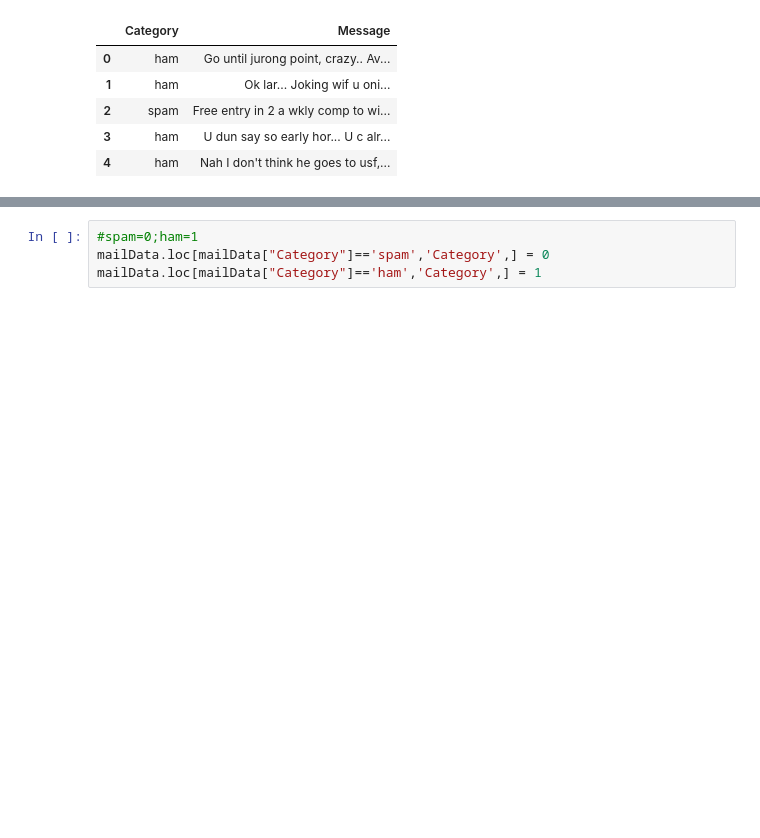
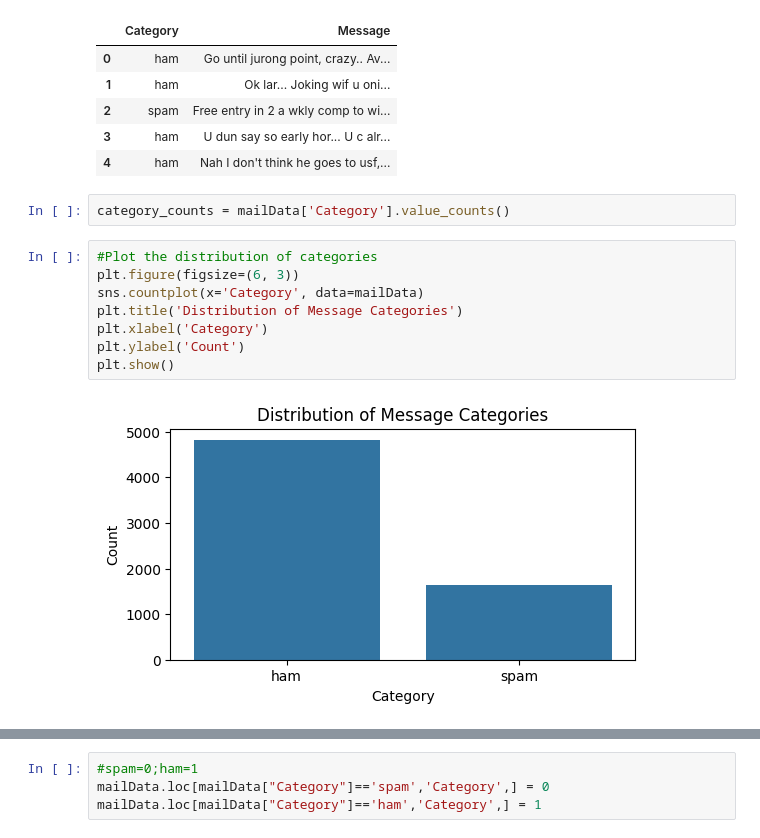
Before and after one commit to AJ-0504/SpamOrHamDetection, a Jupyter notebook: spam_or_ham.ipynb, the cells around one changed output, grey strips where cells are left out. Cells and saved outputs as stored; diff of their text form; blank space fills up the shorter version.

```diff
--- a/spam_or_ham.ipynb
+++ b/spam_or_ham.ipynb
@@ -42,3 +44,15 @@ mailData.head()
 | 2 | spam | Free entry in 2 a wkly comp to wi... |
 | 3 | ham | U dun say so early hor... U c alr... |
 | 4 | ham | Nah I don't think he goes to usf,... |
+# %%
+category_counts = mailData['Category'].value_counts()
+# %%
+#Plot the distribution of categories
+plt.figure(figsize=(6, 3))
+sns.countplot(x='Category', data=mailData)
+plt.title('Distribution of Message Categories')
+plt.xlabel('Category')
+plt.ylabel('Count')
+plt.show()
+# %% [output]
+[figure, added]
```
Also changed, not shown: parts of 13 cells of this notebook.
